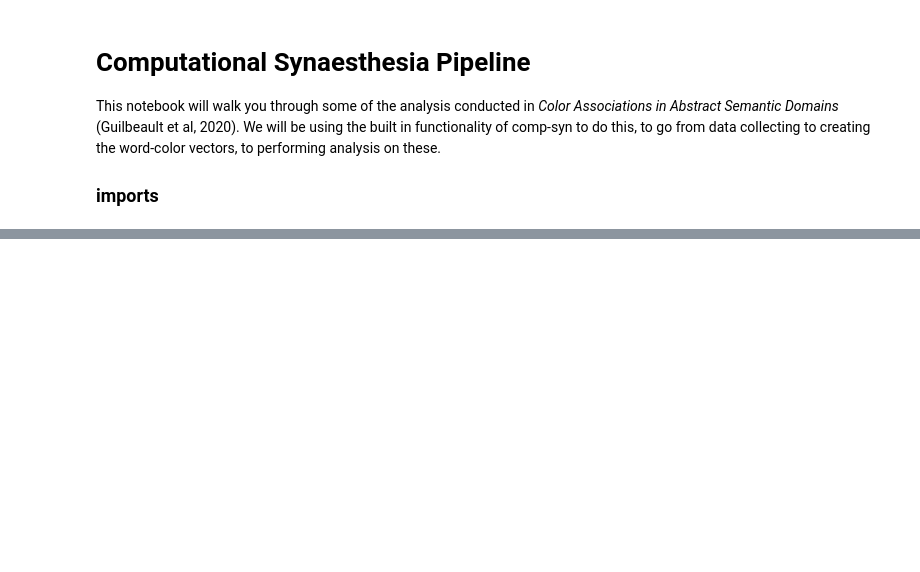
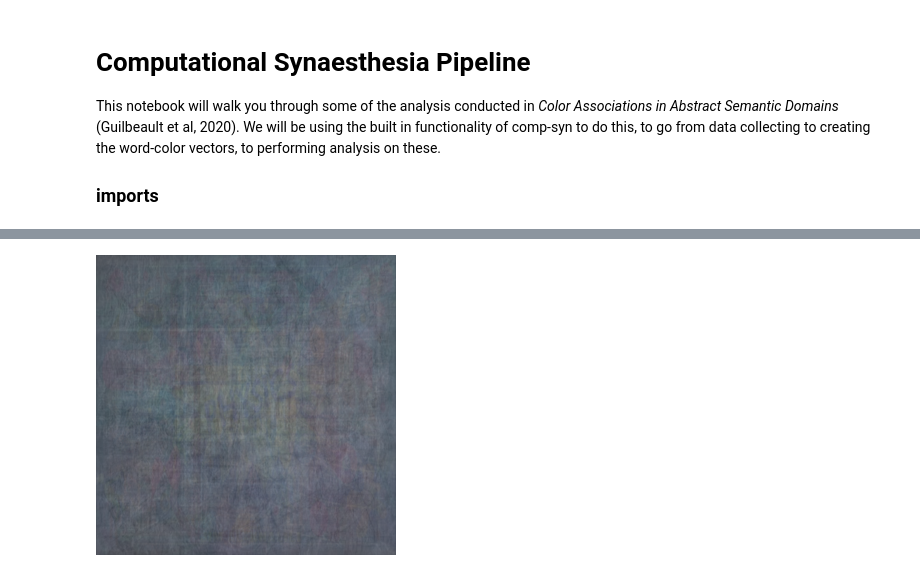
Before and after one commit to comp-syn/comp-syn, a Jupyter notebook: notebooks/compsyn_package_pipeline.ipynb, the cells around one changed output, grey strips where cells are left out. Saved outputs shown, nothing was run; the diff lists cells and outputs as text; code cells hidden in the pictures; blank space fills up the shorter version.

```diff
--- a/notebooks/compsyn_package_pipeline.ipynb
+++ b/notebooks/compsyn_package_pipeline.ipynb
@@ -97,0 +65,4 @@ viz.plot_labels_in_space()
+# %%
+vectors["physics"].colorgram
+# %% [output]
+[figure, added]
```
Also changed, not shown: parts of 39 cells of this notebook, 3 other files.
